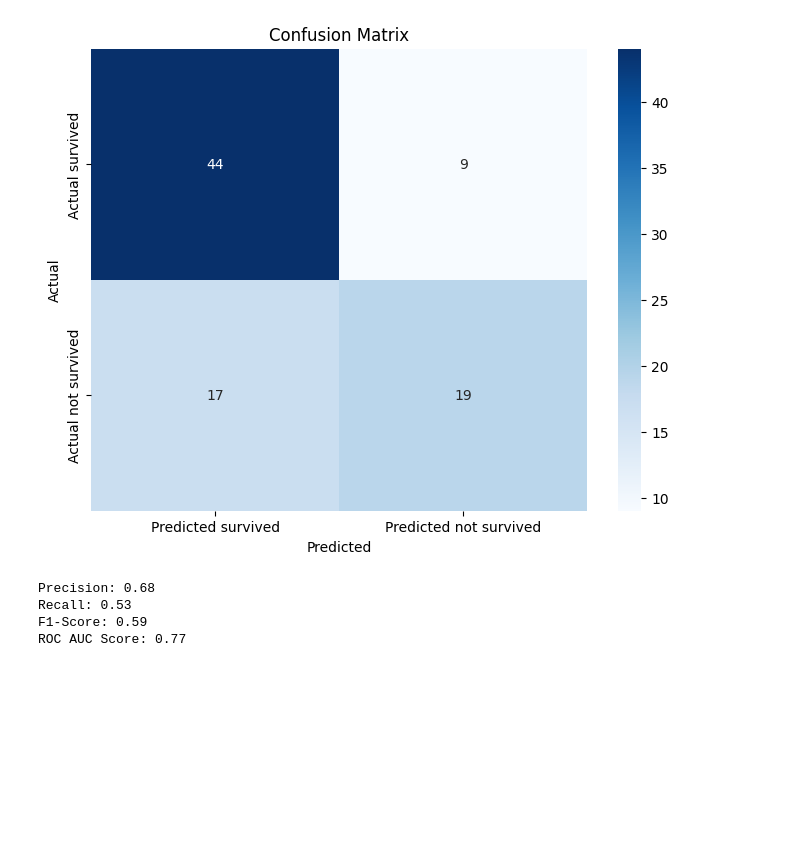
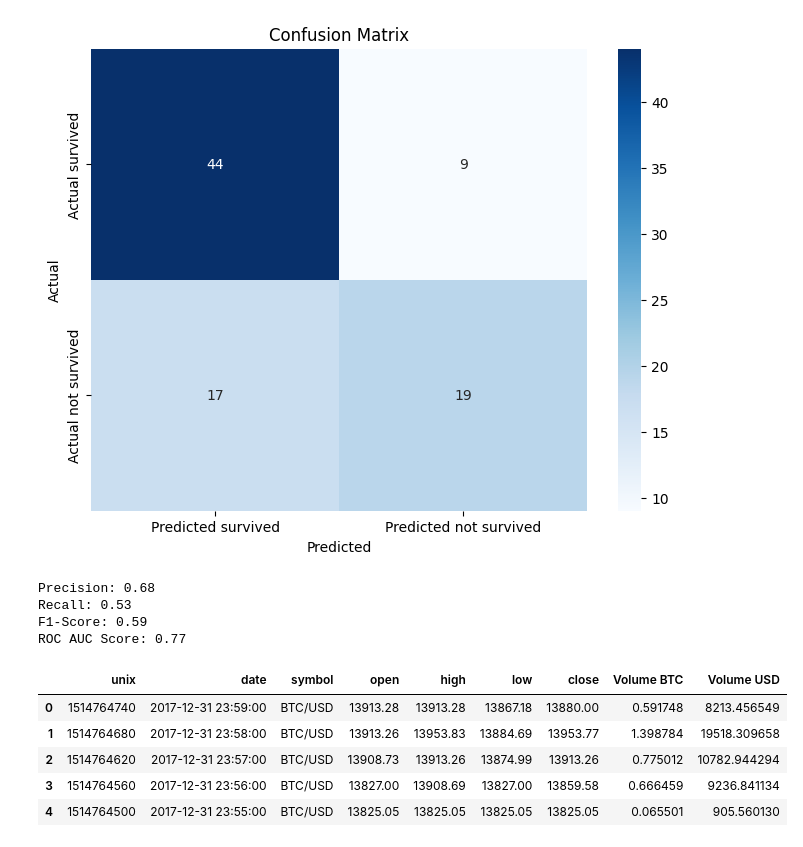
Before and after one commit to andrecamara2004/andrecamara.github.io, a Jupyter notebook: Supervised Learning/classification.ipynb, the cells around one changed output. Drawn from its saved outputs; the diff is of its cells as text; code cells hidden in the pictures; blank space fills up the shorter version.

```diff
--- a/Supervised Learning/classification.ipynb
+++ b/Supervised Learning/classification.ipynb
@@ -272,3 +272,23 @@ Precision: 0.68
 Recall: 0.53
 F1-Score: 0.59
 ROC AUC Score: 0.77
+# %%
+import pandas as pd
+import numpy as np
+import matplotlib.pyplot as plt
+from sklearn.model_selection import train_test_split
+from sklearn.linear_model import LinearRegression
+from sklearn.preprocessing import MinMaxScaler
+from sklearn.metrics import mean_squared_error, mean_absolute_error
+
+# Step 1: Load Dataset
+# Replace "bitcoin_price.csv" with your dataset file containing 'Date' and 'Close'
+df = pd.read_csv("BTC-2017min.csv")
+df.head()
+# %% [output]
+|  | unix | date | symbol | open | high | low | close | Volume BTC | Volume USD |
+| 0 | 1514764740 | 2017-12-31 23:59:00 | BTC/USD | 13913.28 | 13913.28 | 13867.18 | 13880.00 | 0.591748 | 8213.456549 |
+| 1 | 1514764680 | 2017-12-31 23:58:00 | BTC/USD | 13913.26 | 13953.83 | 13884.69 | 13953.77 | 1.398784 | 19518.309658 |
+| 2 | 1514764620 | 2017-12-31 23:57:00 | BTC/USD | 13908.73 | 13913.26 | 13874.99 | 13913.26 | 0.775012 | 10782.944294 |
+| 3 | 1514764560 | 2017-12-31 23:56:00 | BTC/USD | 13827.00 | 13908.69 | 13827.00 | 13859.58 | 0.666459 | 9236.841134 |
+| 4 | 1514764500 | 2017-12-31 23:55:00 | BTC/USD | 13825.05 | 13825.05 | 13825.05 | 13825.05 | 0.065501 | 905.560130 |
```
Also changed, not shown: parts of 1 cell of this notebook.
